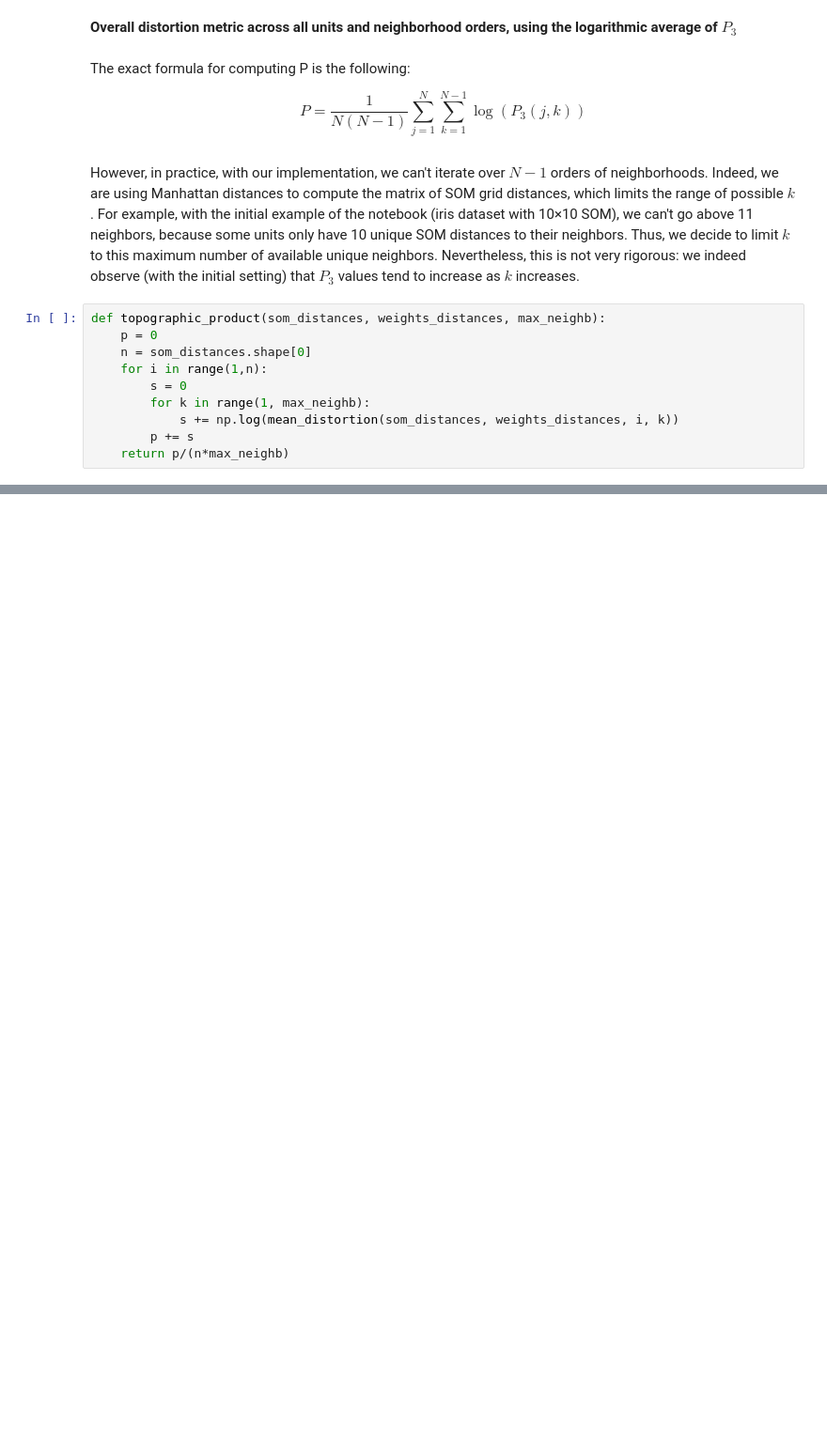
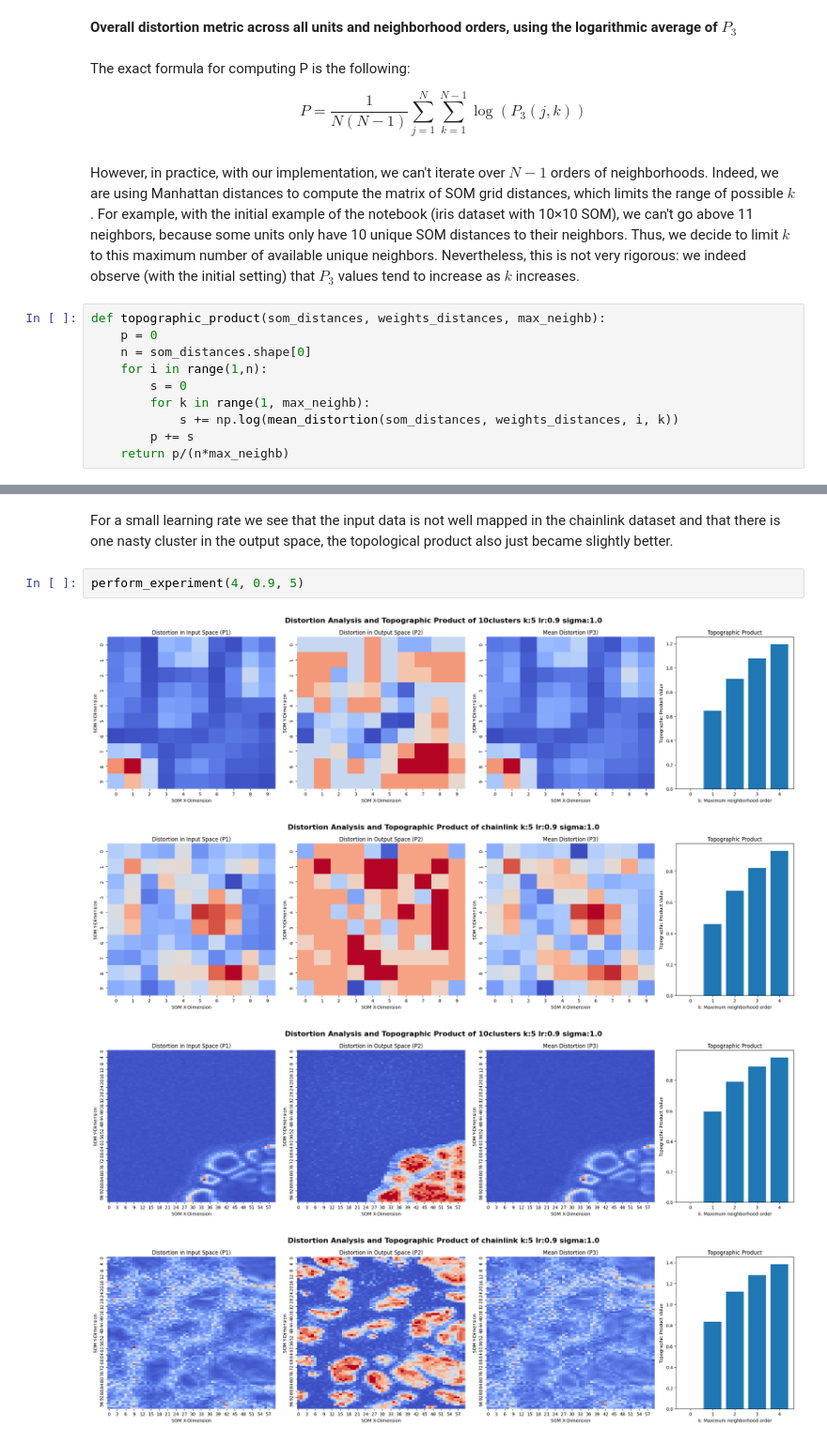
Before and after one commit to Jean-BaptisteCellier/SOM_TopographicProduct, a Jupyter notebook: coding_assignment.ipynb, the cells around one changed output, grey strips where cells are left out. Shown at 94% size. Cells and saved outputs as stored; diff of their text form; blank space fills up the shorter version.

```diff
--- a/coding_assignment.ipynb
+++ b/coding_assignment.ipynb
@@ -418,0 +714,9 @@ def log_provenance(visualization_name, parameters, output_file):
+# %% [markdown]
+For a small learning rate we see that the input data is not well mapped in the chainlink dataset and that there is one nasty cluster in the output space, the topological product also just became slightly better.
+# %%
+perform_experiment(4, 0.9, 5)
+# %% [output]
+[figure, added]
+[figure, added]
+[figure, added]
+[figure, added]
```
Also changed, not shown: parts of 42 cells of this notebook, 26 other files.
